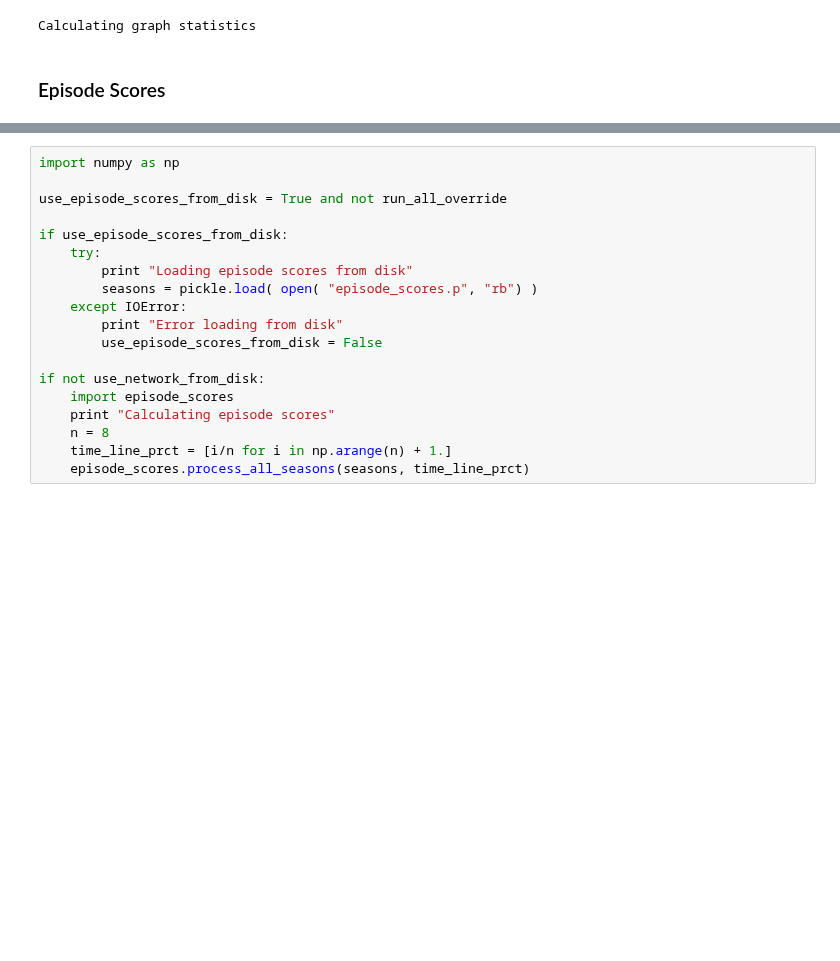
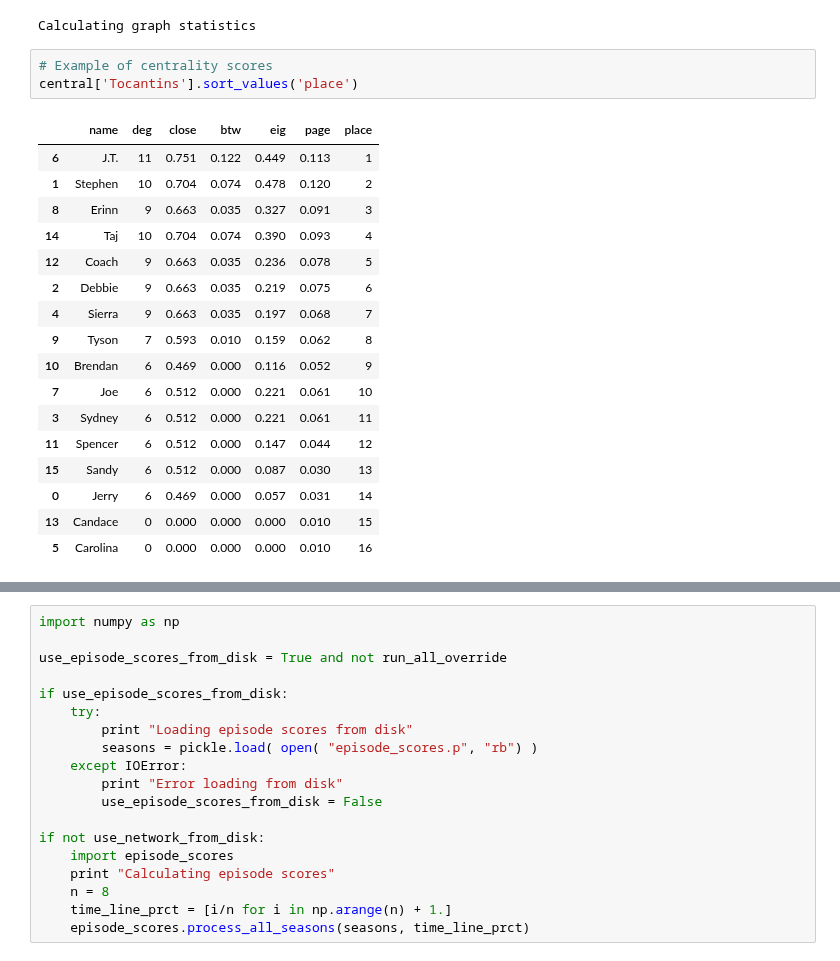
Before and after one commit to bchugit/Survivor-Project, a Jupyter notebook: project_notebook.ipynb, the cells around one changed output, grey strips where cells are left out. Cells and saved outputs as stored; diff of their text form; blank space fills up the shorter version.

```diff
--- a/project_notebook.ipynb
+++ b/project_notebook.ipynb
@@ -104,5 +176,24 @@ if not use_network_from_disk:
     )
 # %% [output]
 Calculating graph statistics
-# %% [markdown]
-### Episode Scores
+# %%
+# Example of centrality scores
+central['Tocantins'].sort_values('place')
+# %% [output]
+|  | name | deg | close | btw | eig | page | place |
+| 6 | J.T. | 11 | 0.751 | 0.122 | 0.449 | 0.113 | 1 |
+| 1 | Stephen | 10 | 0.704 | 0.074 | 0.478 | 0.120 | 2 |
+| 8 | Erinn | 9 | 0.663 | 0.035 | 0.327 | 0.091 | 3 |
+| 14 | Taj | 10 | 0.704 | 0.074 | 0.390 | 0.093 | 4 |
+| 12 | Coach | 9 | 0.663 | 0.035 | 0.236 | 0.078 | 5 |
+| 2 | Debbie | 9 | 0.663 | 0.035 | 0.219 | 0.075 | 6 |
+| 4 | Sierra | 9 | 0.663 | 0.035 | 0.197 | 0.068 | 7 |
+| 9 | Tyson | 7 | 0.593 | 0.010 | 0.159 | 0.062 | 8 |
+| 10 | Brendan | 6 | 0.469 | 0.000 | 0.116 | 0.052 | 9 |
+| 7 | Joe | 6 | 0.512 | 0.000 | 0.221 | 0.061 | 10 |
+| 3 | Sydney | 6 | 0.512 | 0.000 | 0.221 | 0.061 | 11 |
+| 11 | Spencer | 6 | 0.512 | 0.000 | 0.147 | 0.044 | 12 |
+| 15 | Sandy | 6 | 0.512 | 0.000 | 0.087 | 0.030 | 13 |
+| 0 | Jerry | 6 | 0.469 | 0.000 | 0.057 | 0.031 | 14 |
+| 13 | Candace | 0 | 0.000 | 0.000 | 0.000 | 0.010 | 15 |
+| 5 | Carolina | 0 | 0.000 | 0.000 | 0.000 | 0.010 | 16 |
```
Also changed, not shown: parts of 16 cells of this notebook.
